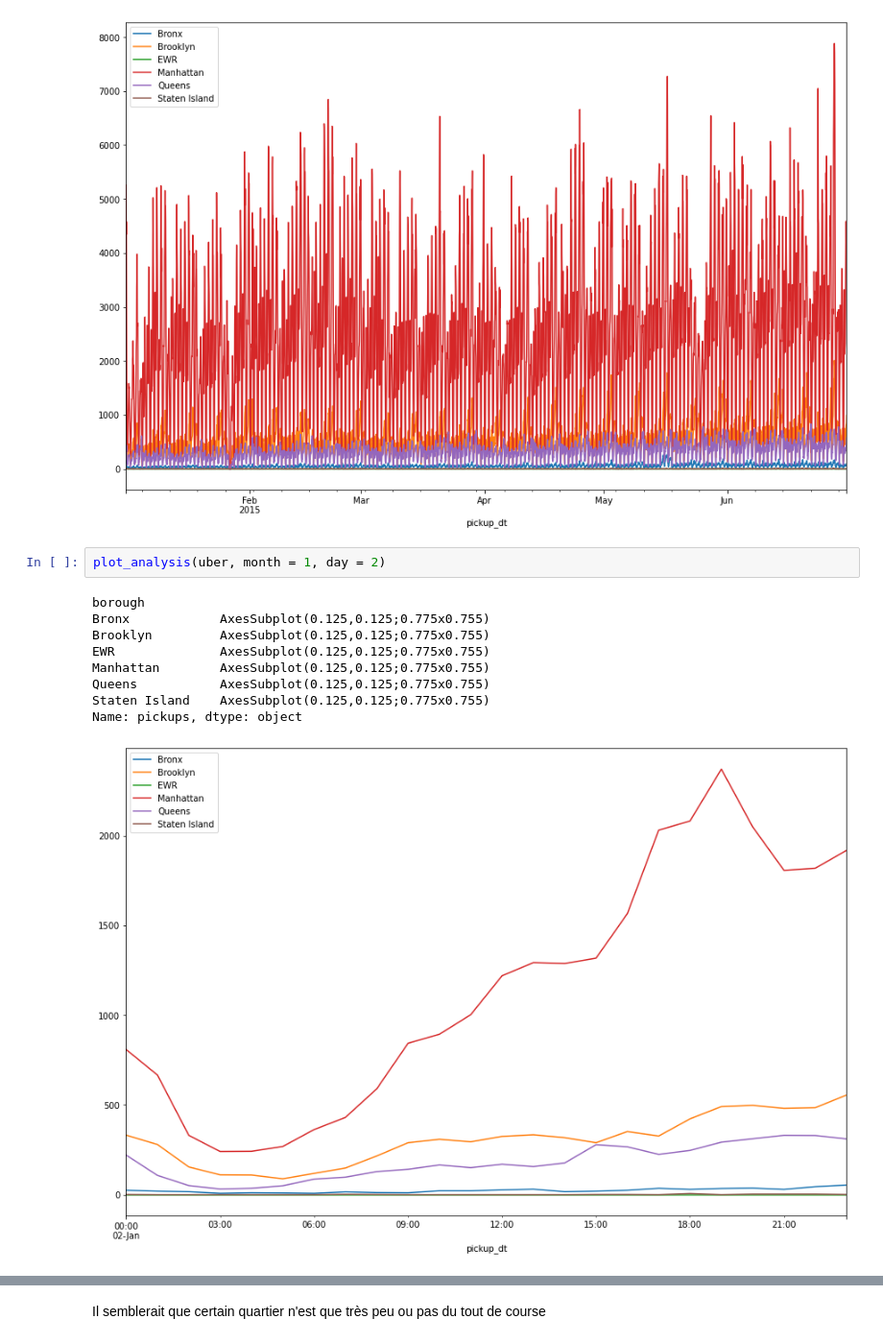
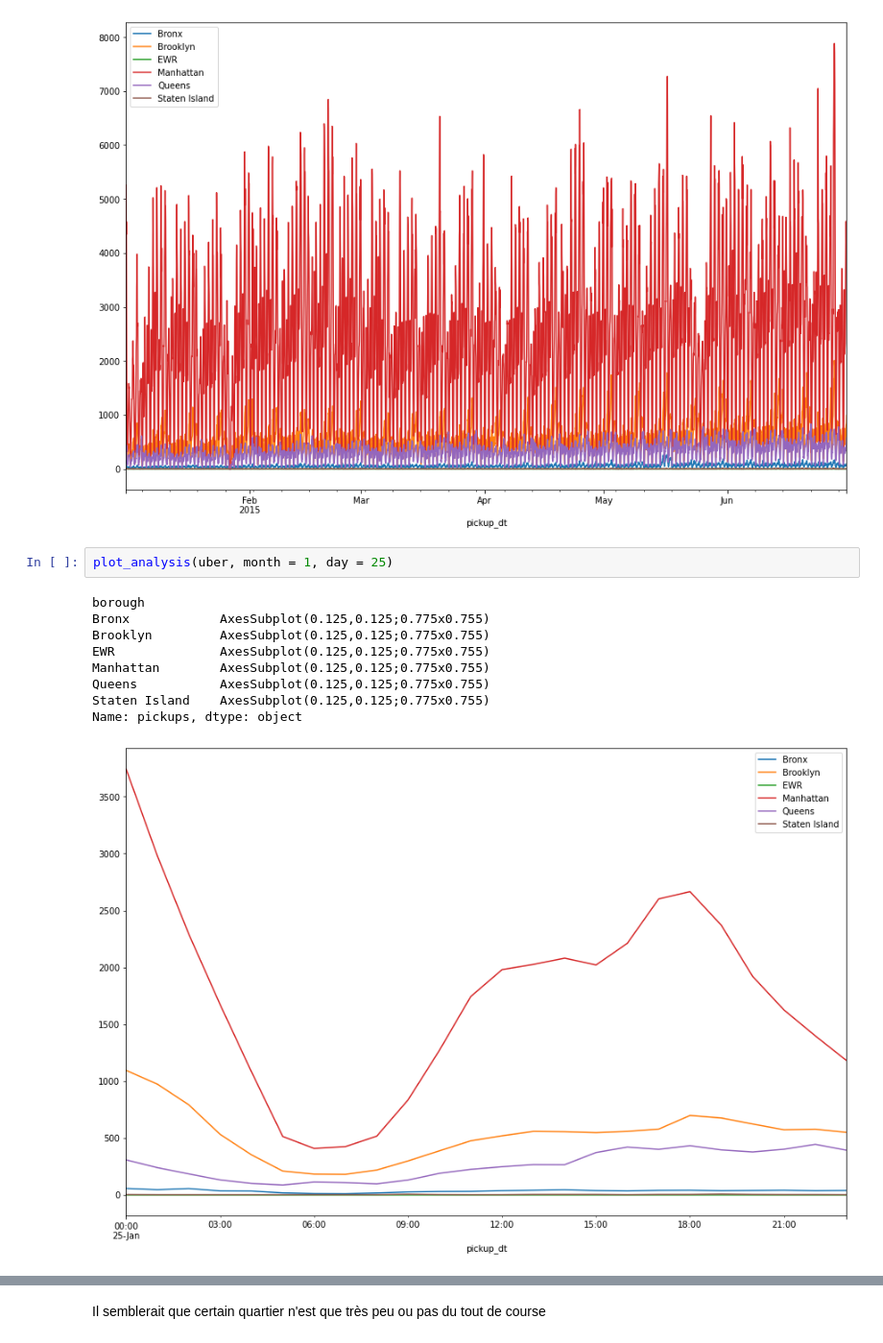
Before and after one commit to Sylvainj1/uber-times-series, a Jupyter notebook: EDA/EDA.ipynb, the cells around one changed output, grey strips where cells are left out. Shown at 96% size. Drawn from its saved outputs; the diff is of its cells as text.

```diff
--- a/EDA/Untitled.ipynb
+++ b/EDA/EDA.ipynb
@@ -75,14 +75,14 @@ Staten Island    AxesSubplot(0.125,0.125;0.775x0.755)
 Name: pickups, dtype: object
 [figure]
 # %%
-plot_analysis(uber, month = 1, day = 2)
+plot_analysis(uber, month = 1, day = 25)
 # %% [output]
 borough
 Bronx            AxesSubplot(0.125,0.125;0.775x0.755)
 Brooklyn         AxesSubplot(0.125,0.125;0.775x0.755)
 EWR              AxesSubplot(0.125,0.125;0.775x0.755)
 Manhattan        AxesSubplot(0.125,0.125;0.775x0.755)
 Queens           AxesSubplot(0.125,0.125;0.775x0.755)
 Staten Island    AxesSubplot(0.125,0.125;0.775x0.755)
 Name: pickups, dtype: object
-[figure, old version]
+[figure, new version]
```
Also changed, not shown: parts of 6 cells of this notebook.
